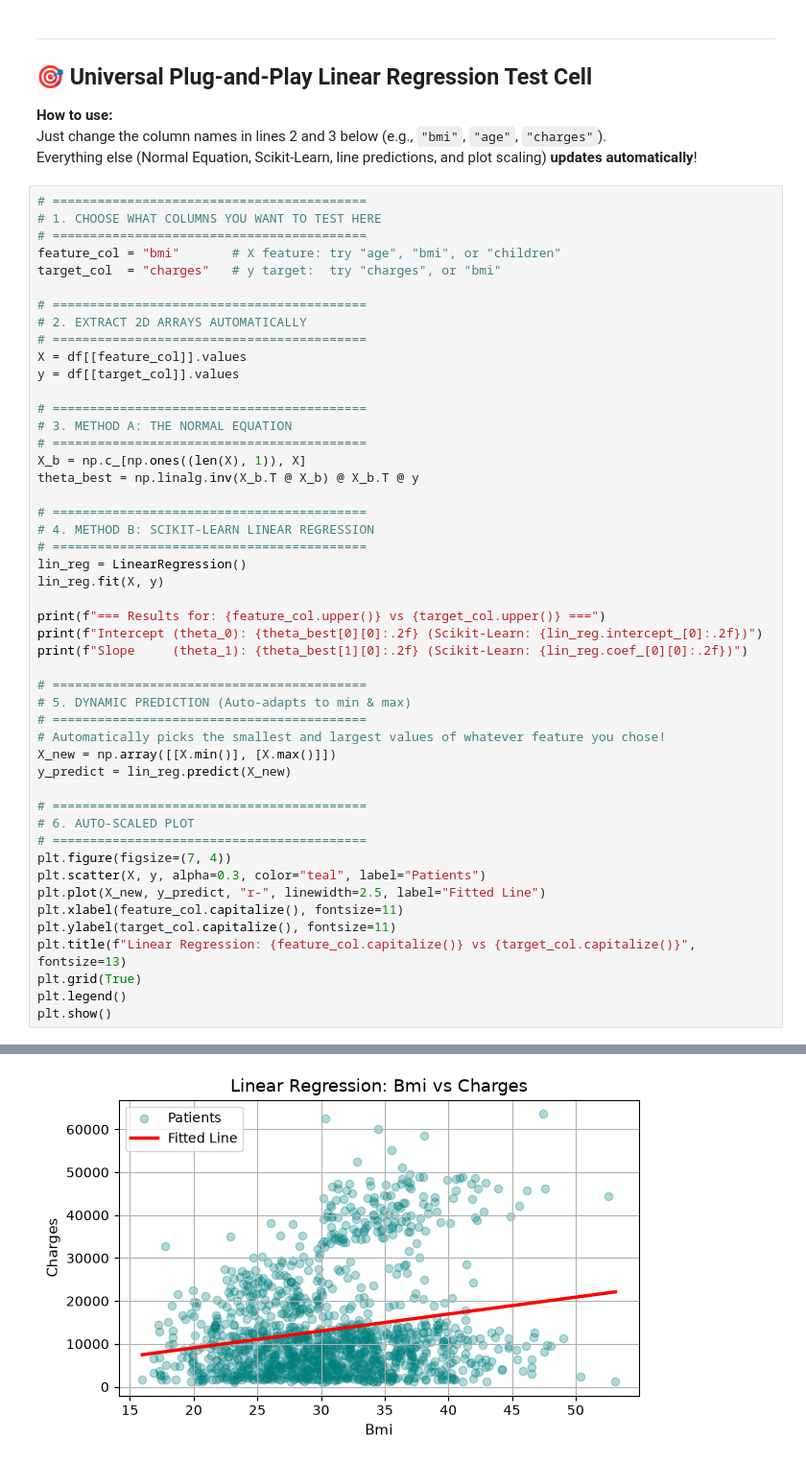
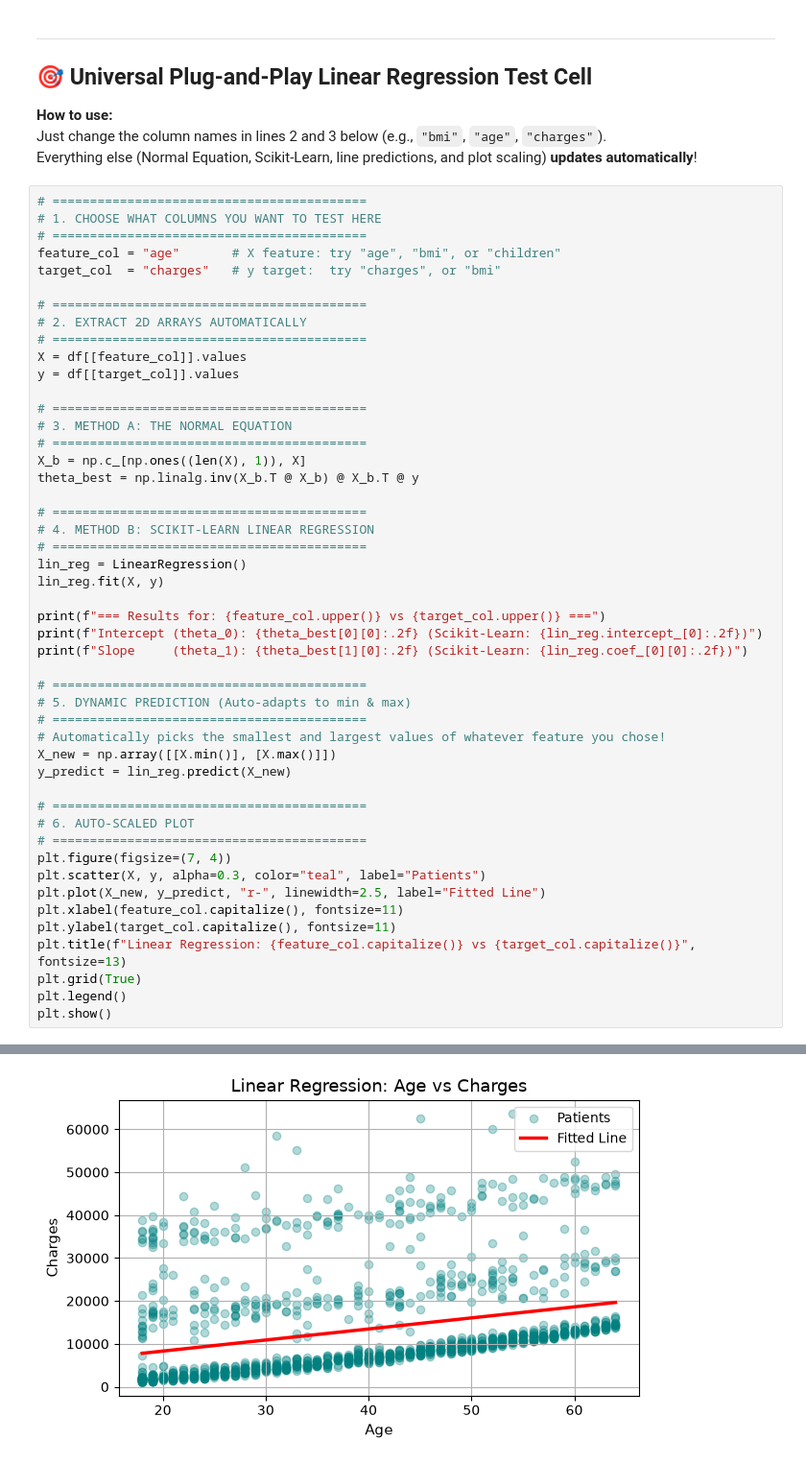
Before and after one commit to Hamshary99/mohamed-ai-learning, a Jupyter notebook: week1/day2/notebooks/Ch4_test_field.ipynb, the cells around one changed output, grey strips where cells are left out. Shown at 96% size. Drawn from its saved outputs; the diff is of its cells as text.

```diff
--- a/week1/day2/notebooks/Ch4_test_field.ipynb
+++ b/week1/day2/notebooks/Ch4_test_field.ipynb
@@ -42,7 +42,7 @@ Everything else (Normal Equation, Scikit-Learn, line predictions, and plot scali
 # ==========================================
 # 1. CHOOSE WHAT COLUMNS YOU WANT TO TEST HERE
 # ==========================================
-feature_col = "bmi"       # X feature: try "age", "bmi", or "children"
+feature_col = "age"       # X feature: try "age", "bmi", or "children"
 target_col  = "charges"   # y target:  try "charges", or "bmi"
 
 # ==========================================
@@ -93 +93 @@ Slope     (theta_1): 393.87 (Scikit-Learn: 393.87)
-[figure, old version]
+[figure, new version]
```
Also changed, not shown: parts of 1 cell of this notebook, 2 other files.
